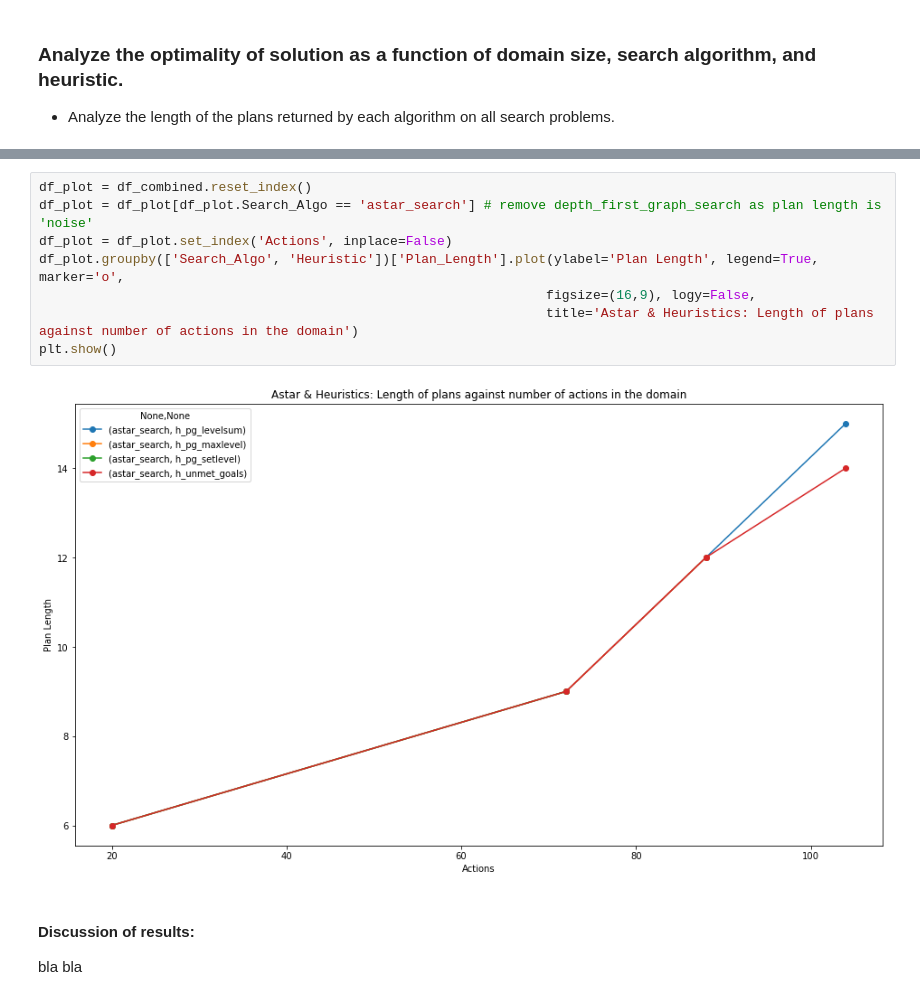
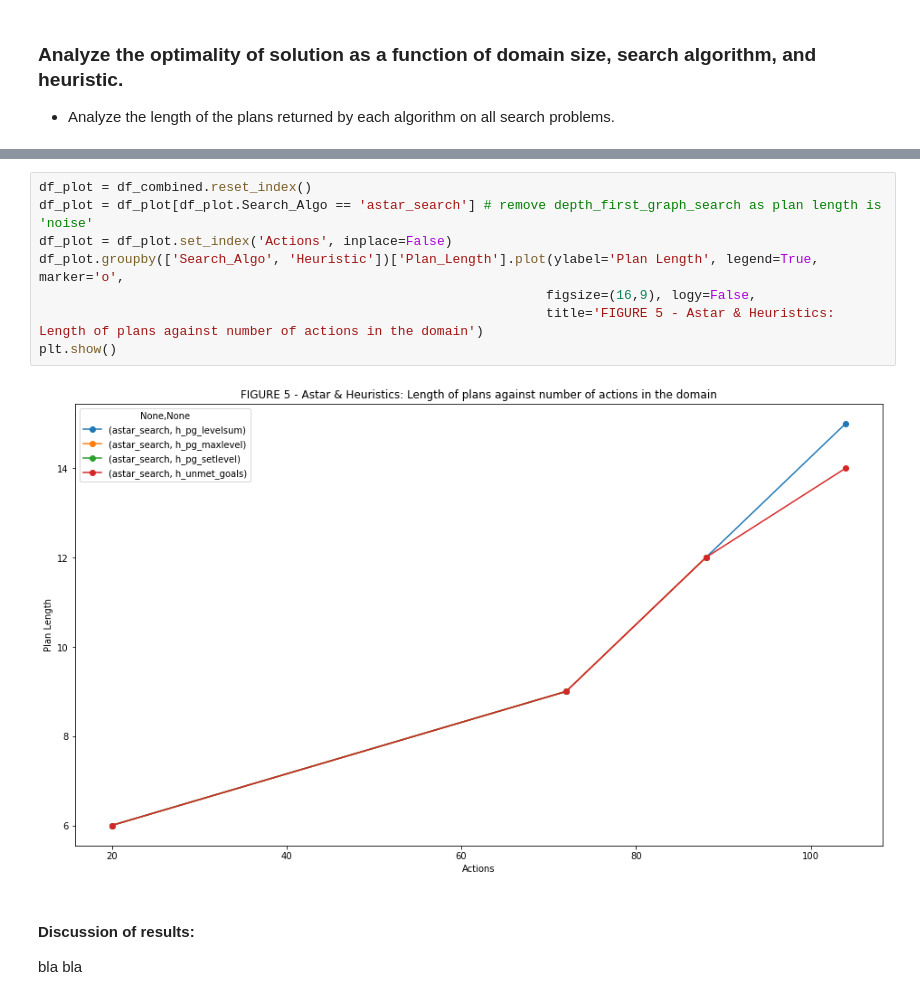
Before and after one commit to johngreibelarsen/ai-classical-planning, a Jupyter notebook: forward_planning_agent.ipynb, the cells around one changed output, grey strips where cells are left out. Drawn from its saved outputs; the diff is of its cells as text.

```diff
--- a/forward_planning_agent.ipynb
+++ b/forward_planning_agent.ipynb
@@ -152,13 +152,13 @@ plt.show()
 # %%
 df_plot = df_combined.reset_index()
 df_plot = df_plot[df_plot.Search_Algo == 'astar_search'] # remove depth_first_graph_search as plan length is 'noise'
 df_plot = df_plot.set_index('Actions', inplace=False)
 df_plot.groupby(['Search_Algo', 'Heuristic'])['Plan_Length'].plot(ylabel='Plan Length', legend=True, marker='o',
                                                                  figsize=(16,9), logy=False,
-                                                                 title='Astar & Heuristics: Length of plans against number of actions in the domain')
+                                                                 title='FIGURE 5 - Astar & Heuristics: Length of plans against number of actions in the domain')
 plt.show()
 # %% [output]
-[figure, old version]
+[figure, new version]
 # %% [markdown]
 #### Discussion of results:
 bla bla
```
Also changed, not shown: parts of 5 cells of this notebook.
